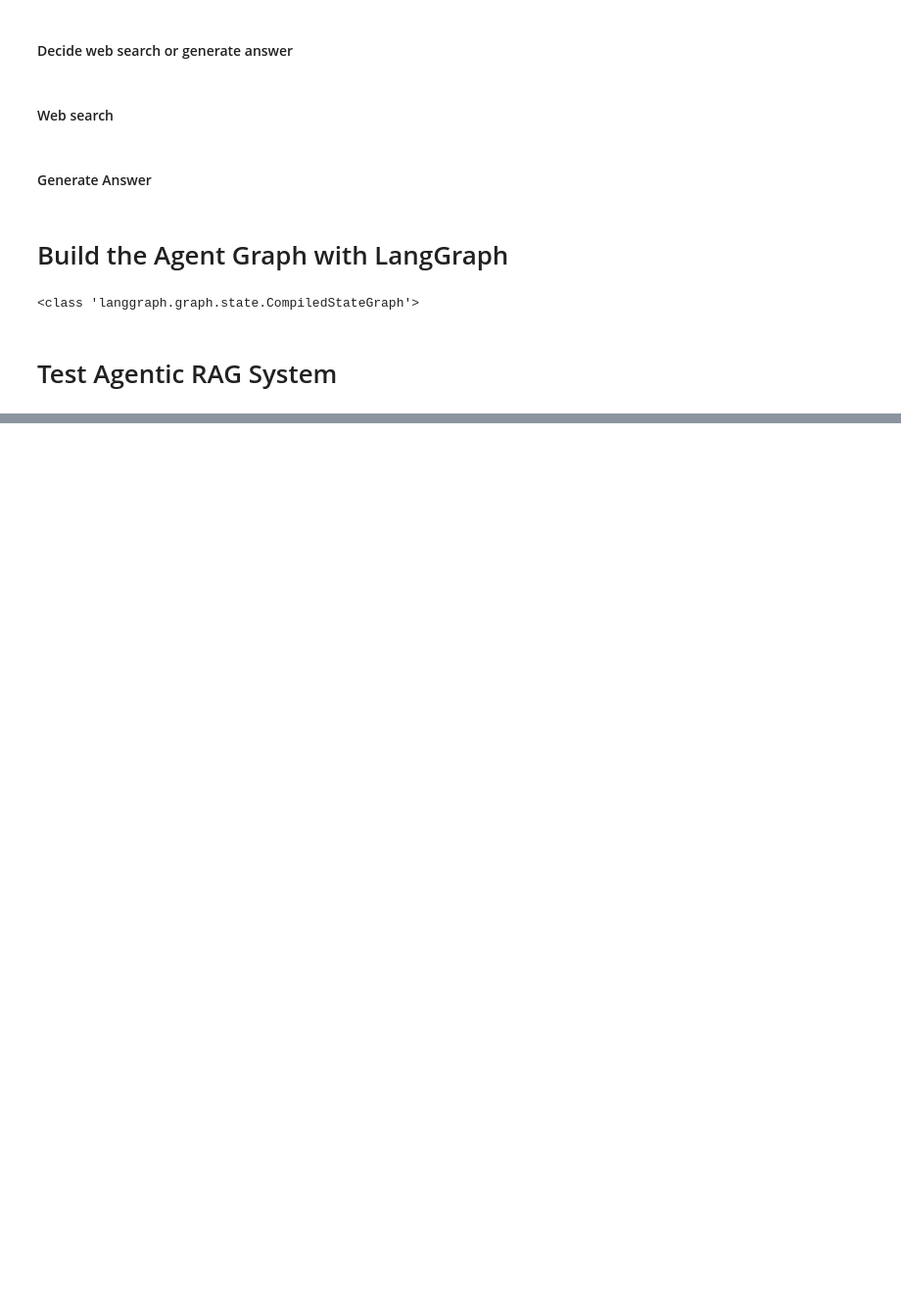
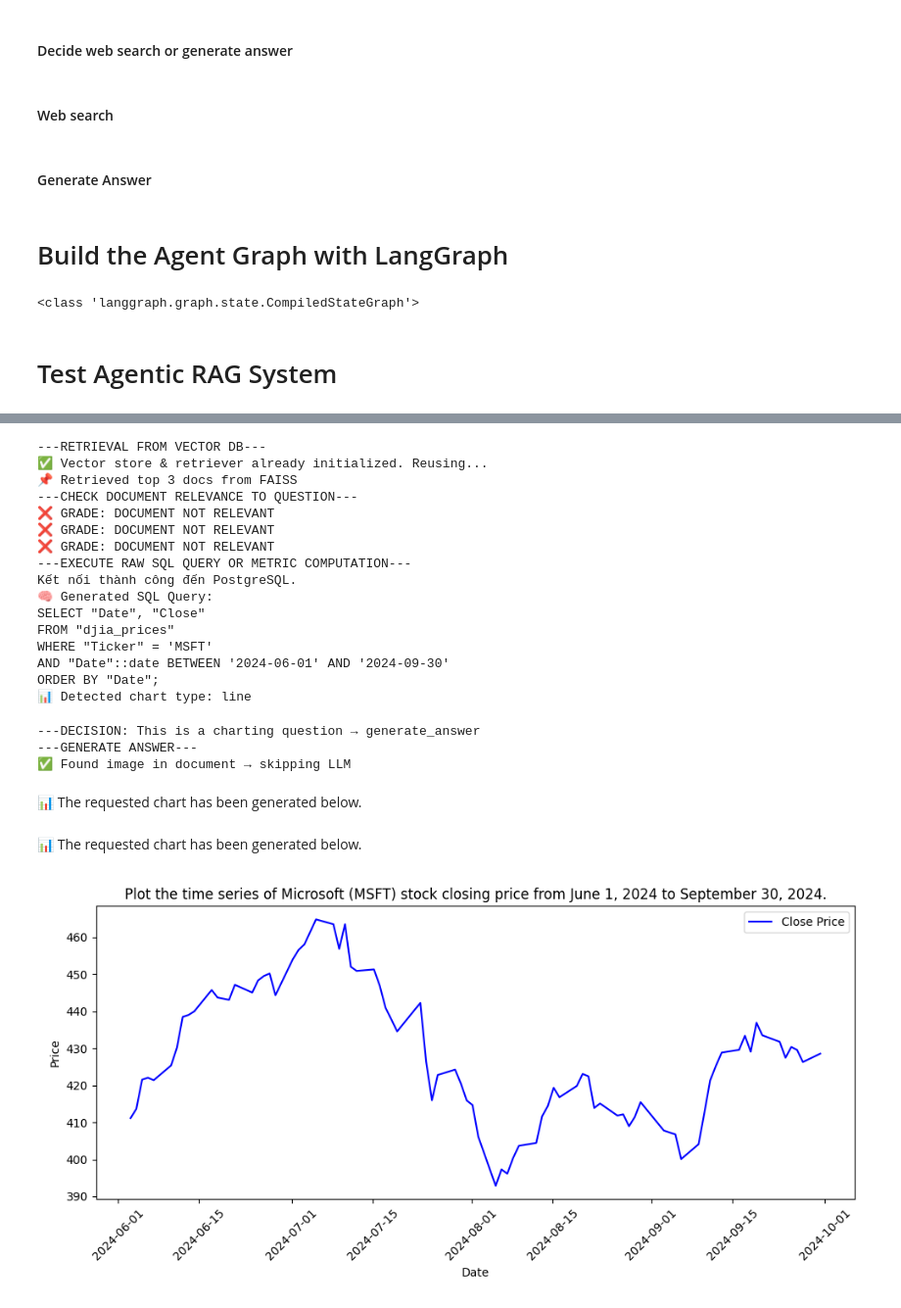
Before and after one commit to HiTranh2504/Agentic-Financial-Information-system-using-Langgraph, a Jupyter notebook: source/langgraph.ipynb, the cells around one changed output, grey strips where cells are left out. Shown: that part at 98% size. Cells and saved outputs as stored; diff of their text form; code cells hidden in the pictures; blank space fills up the shorter version.

```diff
--- a/source/langgraph.ipynb
+++ b/source/langgraph.ipynb
@@ -386,0 +429,8 @@ def grade_documents(state):
+# %%
+question = " What was the closing price of Walmart on March 10, 2025?"
+
+conn = connect_to_database()
+if conn:
+    ticker = extract_ticker_from_question(question, conn)
+    print(f"➡️ Mã cổ phiếu ánh xạ được: {ticker}")
+    conn.close()
@@ -387,3 +569,15 @@ def grade_documents(state):
+# %%
+def decide_after_reassessment(state):
+    docs = state.get("documents", [])
+    num_docs = len(docs)
+    print(f"🔍 Number of relevant documents after reassessment: {num_docs}")
+
+    if num_docs >= 1:
+        print("✅ Enough relevant documents found → proceed to generate_answer")
+        return "generate_answer"
+    else:
+        print("⚠️ Not enough relevant documents → fallback to rewrite_query")
+        return "rewrite_query"
 # %% [markdown]
 #### Rewrite query
 # %%
@@ -558,10 +648,2 @@ def web_search(state):
 # %% [markdown]
 #### Generate Answer
-# %%
-def generate_answer(state):
-    print("---GENERATE ANSWER---")
-    question = state["question"]
-    documents = state["documents"]
-    # RAG generation
-    generation = qa_rag_chain.invoke({"context": documents, "question": question})
-    return {"documents": documents, "question": question,"generation": generation}
@@ -632 +781,11 @@ from IPython.display import Markdown, display
+# %%
+from PIL import Image
+import base64
+
+def show_result(response):
+    display(Markdown(response.get("generation", "")))
+    for doc in response.get("documents", []):
+        if isinstance(doc, Document) and "image_base64" in doc.metadata:
+            img_data = base64.b64decode(doc.metadata["image_base64"])
+            display(IPImage(data=img_data))
 # %%
@@ -662,0 +822,28 @@ These are the companies listed in the provided context as having a P/E ratio gre
+# %%
+query = "Plot the time series of Microsoft (MSFT) stock closing price from June 1, 2024 to September 30, 2024."
+response = agentic_rag.invoke({"question": query})
+display(Markdown(response['generation']))
+show_result(response)
+# %% [output]
+---RETRIEVAL FROM VECTOR DB---
+✅ Vector store & retriever already initialized. Reusing...
+📌 Retrieved top 3 docs from FAISS
+---CHECK DOCUMENT RELEVANCE TO QUESTION---
+❌ GRADE: DOCUMENT NOT RELEVANT
+❌ GRADE: DOCUMENT NOT RELEVANT
+❌ GRADE: DOCUMENT NOT RELEVANT
+---EXECUTE RAW SQL QUERY OR METRIC COMPUTATION---
+Kết nối thành công đến PostgreSQL.
+🧠 Generated SQL Query:
+SELECT "Date", "Close"
+FROM "djia_prices"
+WHERE "Ticker" = 'MSFT'
+AND "Date"::date BETWEEN '2024-06-01' AND '2024-09-30'
+ORDER BY "Date";
+📊 Detected chart type: line
+---DECISION: This is a charting question → generate_answer
+---GENERATE ANSWER---
+✅ Found image in document → skipping LLM
+📊 The requested chart has been generated below.
+📊 The requested chart has been generated below.
+[figure, added]
```
Also changed, not shown: parts of 28 cells of this notebook, 29 other files.
